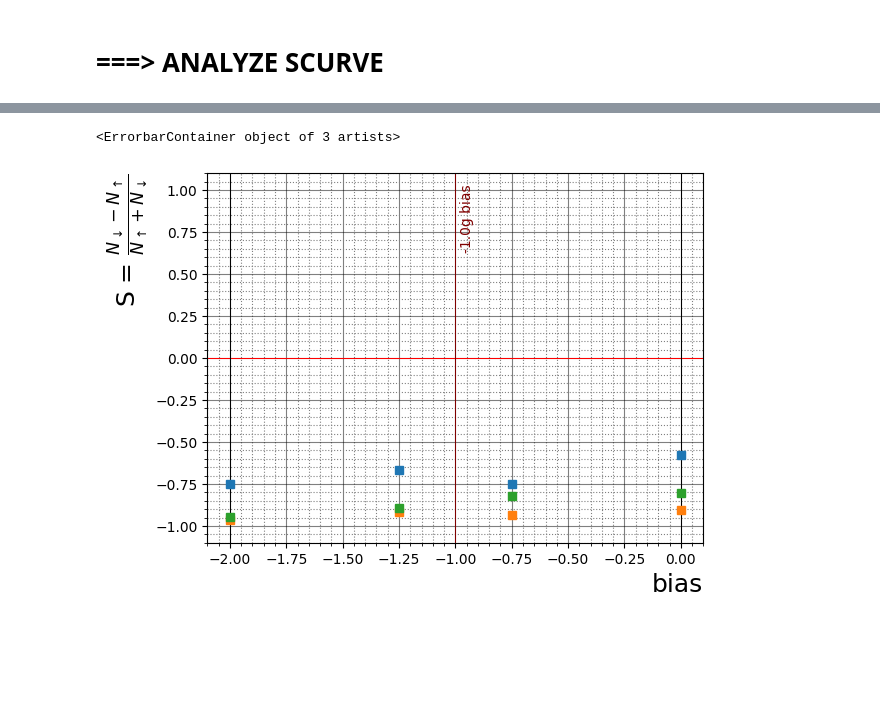
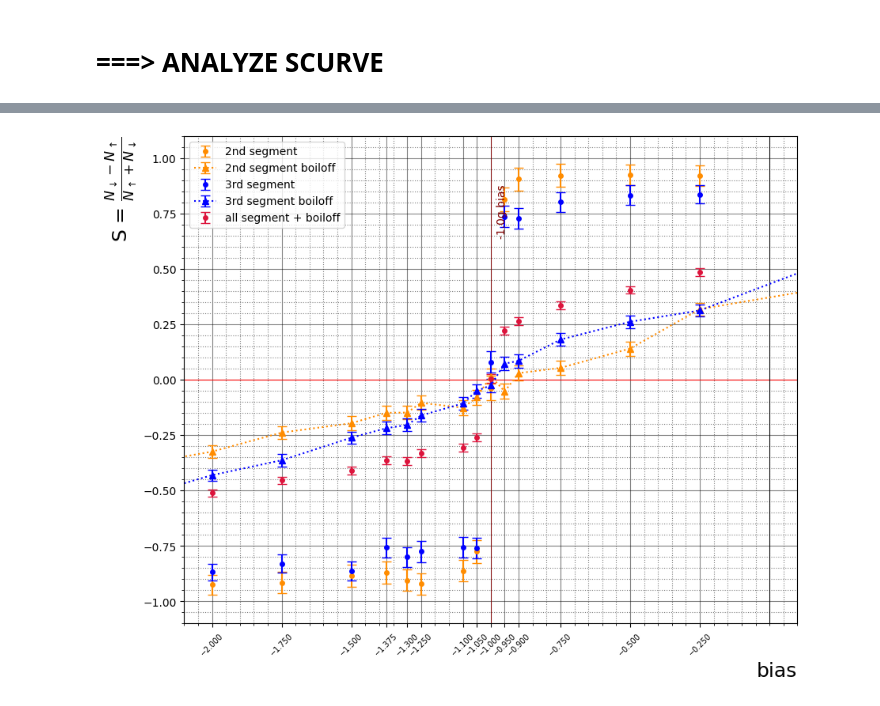
Before and after one commit to Adrianodelvincio/alphag_frequentist_analysis_2025, a Jupyter notebook: comparison_simulation_data/Comparison.ipynb, the cells around one changed output, grey strips where cells are left out. Drawn from its saved outputs; the diff is of its cells as text; code cells hidden in the pictures; blank space fills up the shorter version.

Commit message:
First Simulated Scurve with no gravity and Reconstructed maps

```diff
--- a/comparison_simulation_data/Comparison.ipynb
+++ b/comparison_simulation_data/Comparison.ipynb
@@ -449,33 +503,76 @@ print("Outputs files: \n", outputs)
 
 simulation_dataset = {}
 
-A0,   A1,  A2 = [],[],[]
-dA0, dA1, dA2 = [],[],[]
+A0,   A1,  A2, At  = [],[],[],[]
+A0b,   A1b,  A2b  = [],[],[]
+dA0, dA1, dA2, dAt = [],[],[],[]
+dA0b, dA1b, dA2b = [],[],[]
 
 biases = []
 
 for output in outputs:
+    print("-"*20)
     bias = output.split("_")[2].replace(".npz","") # get the bias
     A, dA = get_annihilations(output, bias)
 
     A0.append(A[0])
     A1.append(A[1])
     A2.append(A[2])
+    At.append(A[3])
+    A0b.append(A[4])
+    A1b.append(A[5])
+    A2b.append(A[6])
+
     dA0.append(dA[0])
     dA1.append(dA[1])
     dA2.append(dA[2])
+    dAt.append(dA[3])
+    dA0b.append(dA[4])
+    dA1b.append(dA[5])
+    dA2b.append(dA[6])
 
-    print(bias, A, dA)
+    print(bias, f"{A[0]:.2}",  f"{dA[0]:.2f}")
+    print(bias, f"{A[1]:.2f}", f"{dA[1]:.2f}")
+    print(bias, f"{A[2]:.2f}", f"{dA[2]:.2f}")
 
     biases.append( float( bias.replace("p",".").replace("g","") ))
 
-print(biases)
+biases = np.array(biases)
+#print(biases)
+
+At = np.array(At)
+dAt = np.array(dAt)
+A0 = np.array(A0)
+A1 = np.array(A1)
+A2 = np.array(A2)
+A0b = np.array(A0)
+A1b = np.array(A1b)
+A2b = np.array(A2b)
+A0 = np.array(A0)
+dA1 = np.array(dA1)
+dA2 = np.array(dA2)
+dA0b = np.array(dA0)
+dA1b = np.array(dA1b)
+dA2b = np.array(dA2b)
+
+plt.figure(1, figsize = (10,8))
+plotter_nicer()
+
+idx = np.argsort(biases)
 
 
-plt.figure(1)
-plotter_nicer()
-plt.errorbar(biases, A0, marker = "s", linestyle = "")
-plt.errorbar(biases, A1, marker = "s", linestyle = "")
-plt.errorbar(biases, A2, marker = "s", linestyle = "")
+#plt.errorbar(biases, A0, marker = "s", linestyle = "", label = "1st segment")
+plt.errorbar(biases[idx]-1, A1[idx],dA1[idx], marker = ".", linestyle = "", markersize = 8,color = "darkorange", capsize = 4, label = "2nd segment")
+plt.errorbar(biases[idx]-1, A1b[idx],dA1b[idx], marker = "^", linestyle = "dotted", markersize = 6,color = "darkorange", capsize = 4, label = "2nd segment boiloff")
+plt.errorbar(biases[idx]-1, A2[idx],dA2[idx], marker = ".", linestyle = "", markersize = 8, color = "blue", capsize = 4, label = "3rd segment")
+plt.errorbar(biases[idx]-1, A2b[idx],dA2b[idx], marker = "^", linestyle = "dotted", markersize = 6,  color = "blue",capsize = 4, label = "3rd segment boiloff")
+
+
+plt.errorbar(biases[idx]-1, At[idx],dAt[idx], marker = ".", linestyle = "", markersize = 8, capsize = 4, label = "all segment + boiloff", color = "crimson")
+plt.xticks(biases[idx]-1, rotation = 45, fontsize = 7)
+plt.xlim(-2.1,0.1)
+
+plt.legend()
+plt.savefig("Simulated_Scurve.png", bbox_inches = 'tight')
 # %% [output]
 Outputs files:
@@ -498,2 +595 @@ Outputs files:
-<ErrorbarContainer object of 3 artists>
-[figure, old version]
+[figure, new version]
```
Also changed, not shown: parts of 4 cells of this notebook, 9 other files.
